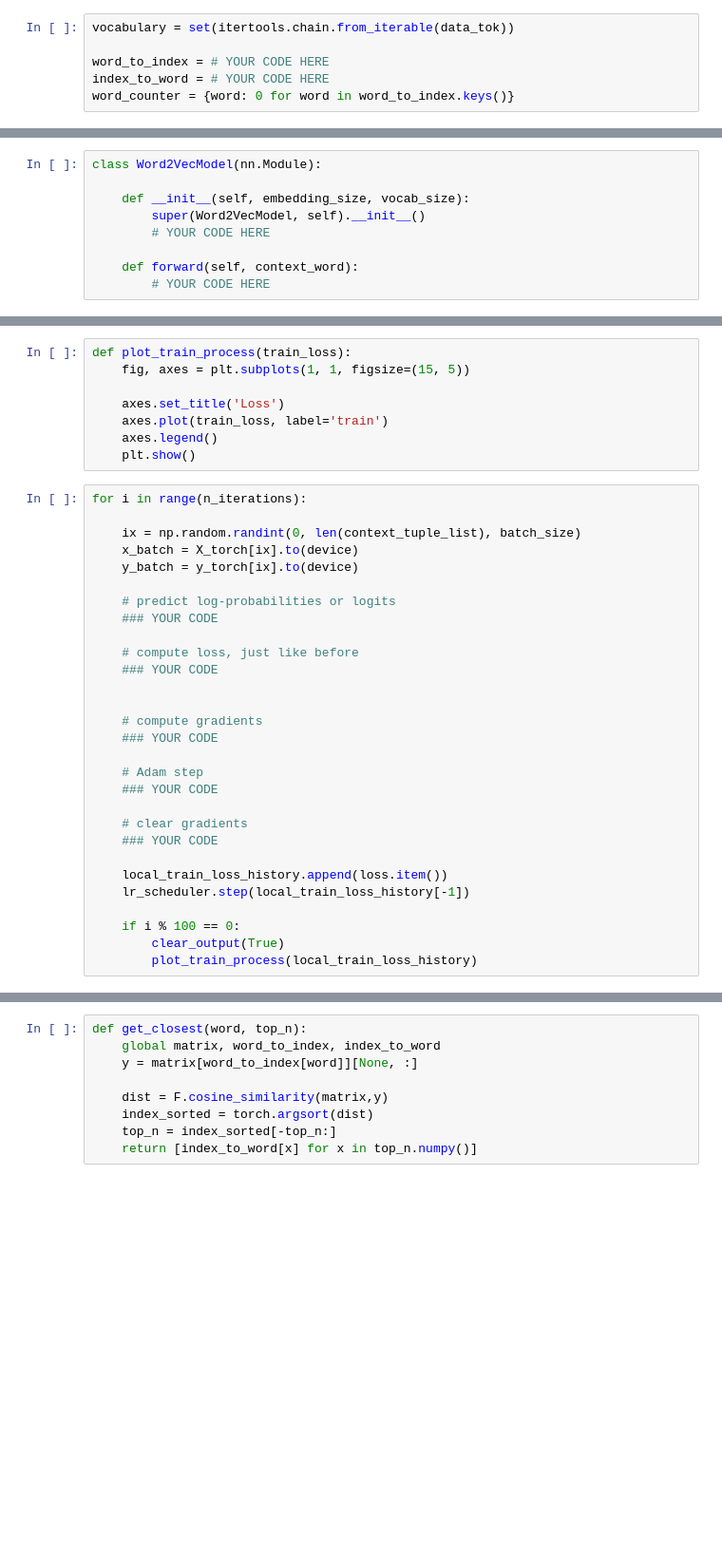
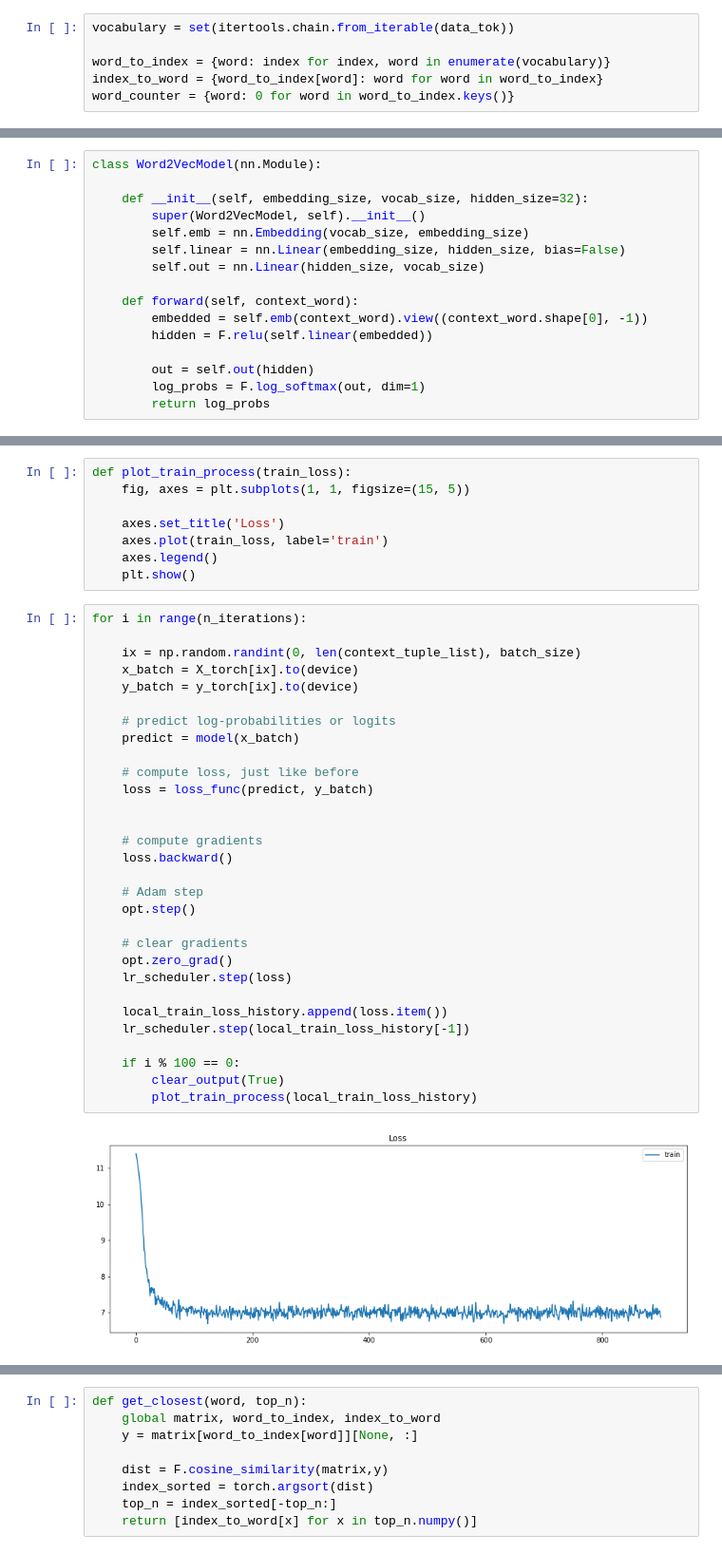
Before and after one commit to SnetkovR/made_nlp_course, a Jupyter notebook: week01_word_embeddings/week01_dealing_with_word_embeddings.ipynb, the cells around one changed output, grey strips where cells are left out. Shown at 95% size. Drawn from its saved outputs; the diff is of its cells as text; blank space fills up the shorter version.

Commit message:
add word2vec

```diff
--- a/week01_word_embeddings/week01_dealing_with_word_embeddings.ipynb
+++ b/week01_word_embeddings/week01_dealing_with_word_embeddings.ipynb
@@ -415,8 +401,8 @@ from torch.optim.lr_scheduler import StepLR, ReduceLROnPlateau
 # %%
 vocabulary = set(itertools.chain.from_iterable(data_tok))
 
-word_to_index = # YOUR CODE HERE
-index_to_word = # YOUR CODE HERE
+word_to_index = {word: index for index, word in enumerate(vocabulary)}
+index_to_word = {word_to_index[word]: word for word in word_to_index}
 word_counter = {word: 0 for word in word_to_index.keys()}
 # %% [markdown]
 Generating context pairs:
@@ -440,15 +428,22 @@ data_torch = torch.tensor(context_tuple_list).type(torch.LongTensor)
 X_torch = data_torch[:, 0]
 y_torch = data_torch[:, 1]
 del data_torch
-# %%
-class Word2VecModel(nn.Module):
-
-    def __init__(self, embedding_size, vocab_size):
-        super(Word2VecModel, self).__init__()
-        # YOUR CODE HERE
-
-    def forward(self, context_word):
-        # YOUR CODE HERE
+# %%
+class Word2VecModel(nn.Module):
+
+    def __init__(self, embedding_size, vocab_size, hidden_size=32):
+        super(Word2VecModel, self).__init__()
+        self.emb = nn.Embedding(vocab_size, embedding_size)
+        self.linear = nn.Linear(embedding_size, hidden_size, bias=False)
+        self.out = nn.Linear(hidden_size, vocab_size)
+
+    def forward(self, context_word):
+        embedded = self.emb(context_word).view((context_word.shape[0], -1))
+        hidden = F.relu(self.linear(embedded))
+
+        out = self.out(hidden)
+        log_probs = F.log_softmax(out, dim=1)
+        return log_probs
 # %%
 device = torch.device('cuda:0') if torch.cuda.is_available() else torch.device('cpu')
 # %%
@@ -475,30 +472,33 @@ def plot_train_process(train_loss):
 # %%
 for i in range(n_iterations):
 
     ix = np.random.randint(0, len(context_tuple_list), batch_size)
     x_batch = X_torch[ix].to(device)
     y_batch = y_torch[ix].to(device)
 
     # predict log-probabilities or logits
-    ### YOUR CODE
+    predict = model(x_batch)
 
     # compute loss, just like before
-    ### YOUR CODE
+    loss = loss_func(predict, y_batch)
 
 
     # compute gradients
-    ### YOUR CODE
+    loss.backward()
 
     # Adam step
-    ### YOUR CODE
+    opt.step()
 
     # clear gradients
-    ### YOUR CODE
+    opt.zero_grad()
+    lr_scheduler.step(loss)
 
     local_train_loss_history.append(loss.item())
     lr_scheduler.step(local_train_loss_history[-1])
 
     if i % 100 == 0:
         clear_output(True)
         plot_train_process(local_train_loss_history)
+# %% [output]
+[figure, added]
 # %%
```
Also changed, not shown: parts of 10 cells of this notebook.
